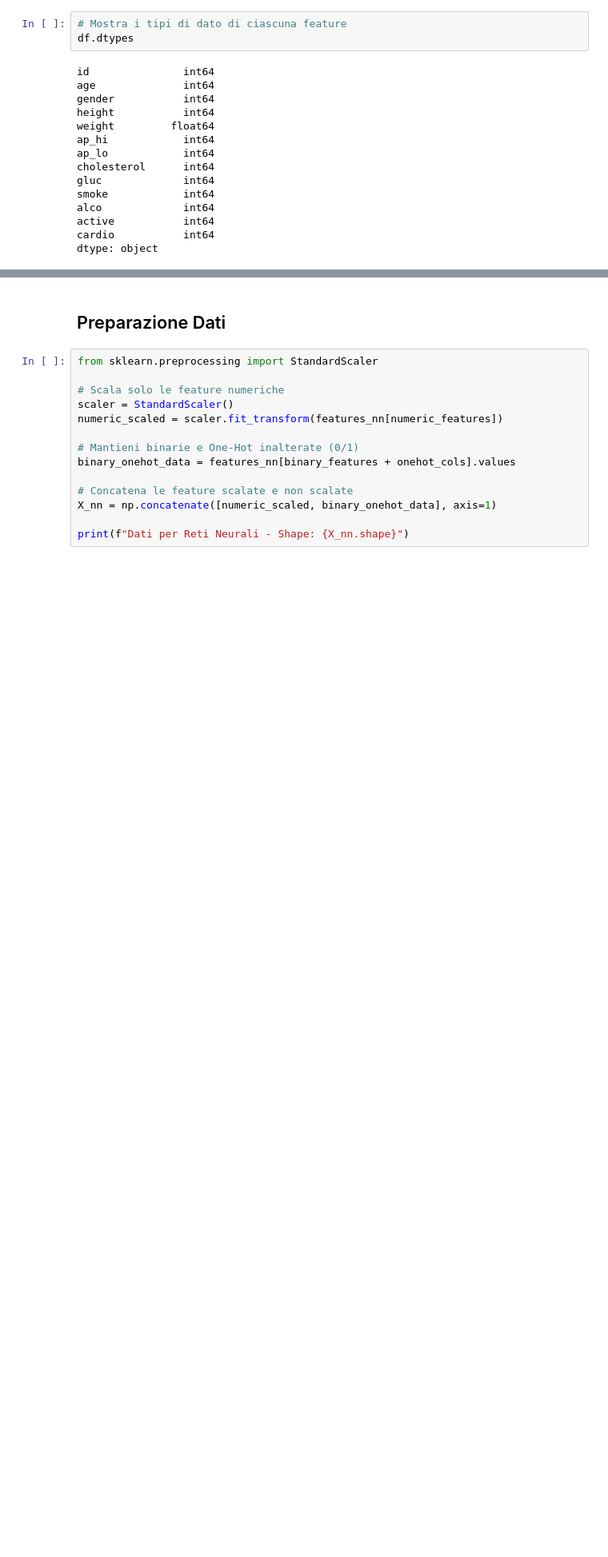
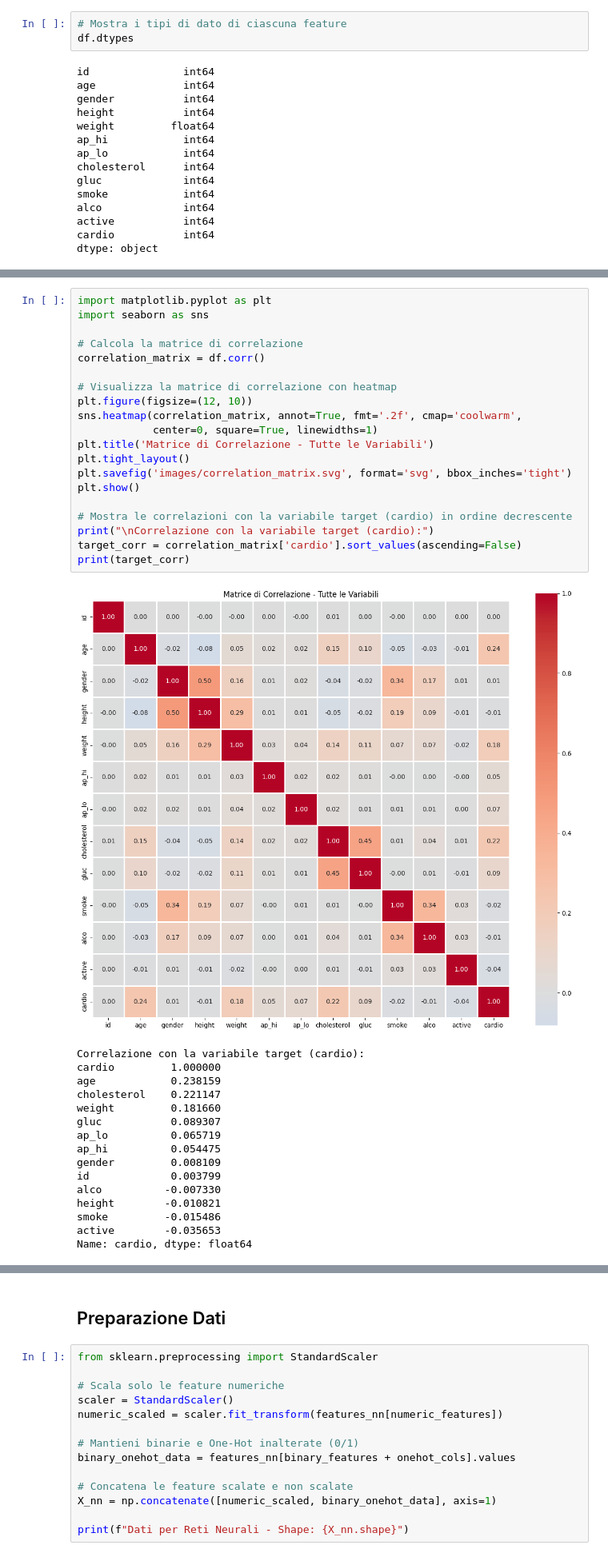
Before and after one commit to mbroglio/ML_25_26, a Jupyter notebook: ML_Project.ipynb, the cells around one changed output, grey strips where cells are left out. Shown at 80% size. Cells and saved outputs as stored; diff of their text form; blank space fills up the shorter version.

```diff
--- a/ML_Project.ipynb
+++ b/ML_Project.ipynb
@@ -70,0 +88,37 @@ dtype: object
+# %%
+import matplotlib.pyplot as plt
+import seaborn as sns
+
+# Calcola la matrice di correlazione
+correlation_matrix = df.corr()
+
+# Visualizza la matrice di correlazione con heatmap
+plt.figure(figsize=(12, 10))
+sns.heatmap(correlation_matrix, annot=True, fmt='.2f', cmap='coolwarm',
+            center=0, square=True, linewidths=1)
+plt.title('Matrice di Correlazione - Tutte le Variabili')
+plt.tight_layout()
+plt.savefig('images/correlation_matrix.svg', format='svg', bbox_inches='tight')
+plt.show()
+
+# Mostra le correlazioni con la variabile target (cardio) in ordine decrescente
+print("\nCorrelazione con la variabile target (cardio):")
+target_corr = correlation_matrix['cardio'].sort_values(ascending=False)
+print(target_corr)
+# %% [output]
+[figure, added]
+Correlazione con la variabile target (cardio):
+cardio         1.000000
+age            0.238159
+cholesterol    0.221147
+weight         0.181660
+gluc           0.089307
+ap_lo          0.065719
+ap_hi          0.054475
+gender         0.008109
+id             0.003799
+alco          -0.007330
+height        -0.010821
+smoke         -0.015486
+active        -0.035653
+Name: cardio, dtype: float64
```
Also changed, not shown: parts of 33 cells of this notebook, 21 other files.
